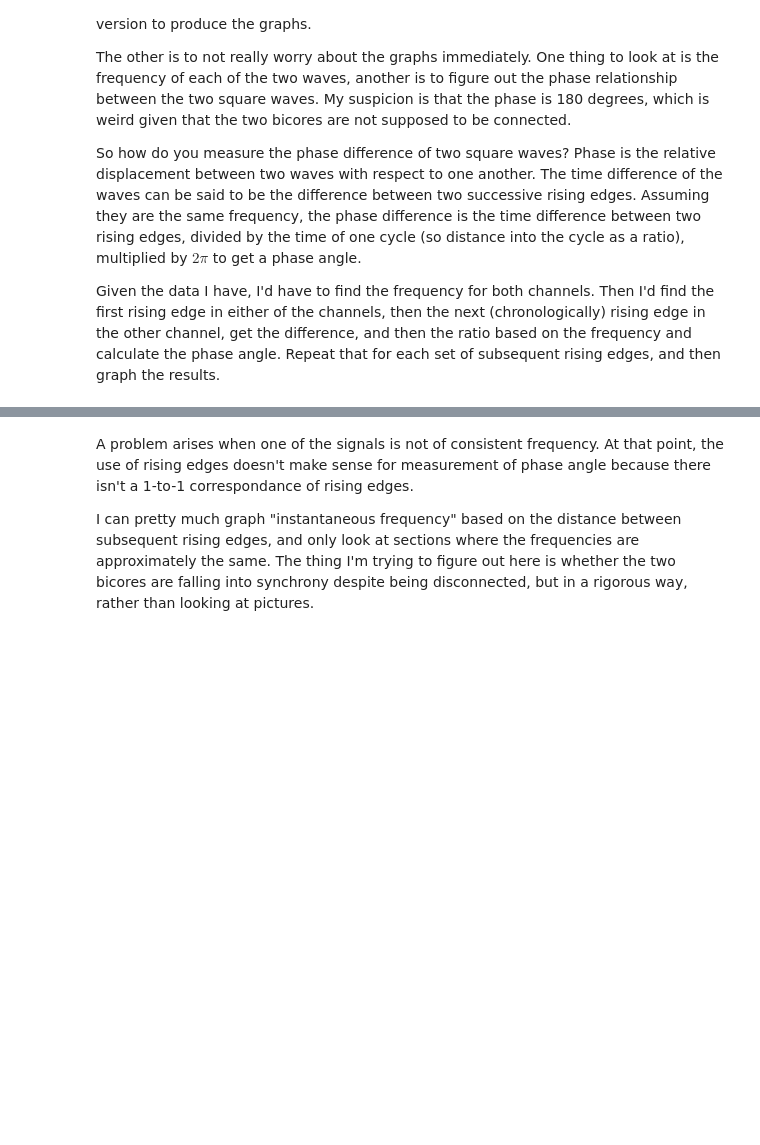
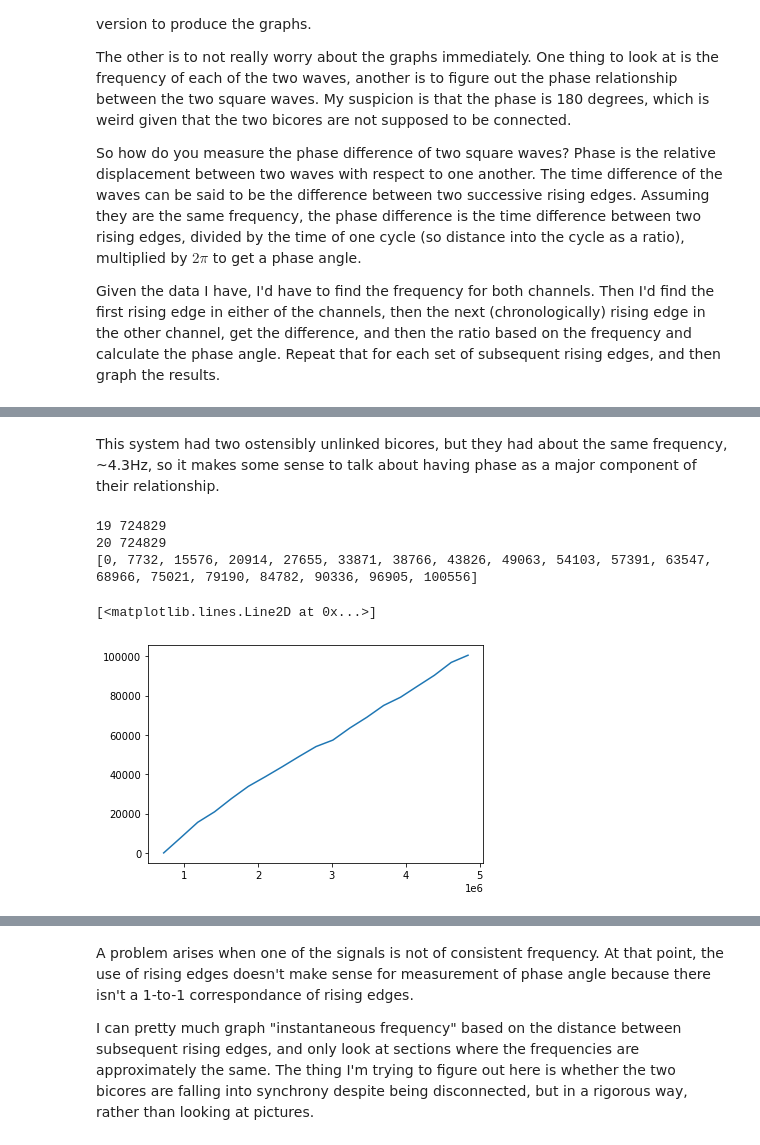
Before and after one commit to ab3nd/beamish-boy, a Jupyter notebook: data_processing_scripts/double_bicore_analysis.ipynb, the cells around one changed output, grey strips where cells are left out. Drawn from its saved outputs; the diff is of its cells as text; code cells hidden in the pictures; blank space fills up the shorter version.

```diff
--- a/data_processing_scripts/double_bicore_analysis.ipynb
+++ b/data_processing_scripts/double_bicore_analysis.ipynb
@@ -62,0 +85,36 @@ The mean period of 228706.72ms means a frequency of 1000000/228706.72 = 4.37Hz
+# %% [markdown]
+This system had two ostensibly unlinked bicores, but they had about the same frequency, ~4.3Hz, so it makes some sense to talk about having phase as a major component of their relationship.
+# %%
+prev_v = None
+l0_rising_times = []
+l1_rising_times = []
+for t, v in zip(times, logic0):
+    if prev_v is None:
+        prev_v = v
+    # Rising edges
+    if prev_v != v and v == '1':
+        l0_rising_times.append(int(t))
+    prev_v = v
+
+prev_v = None
+for t, v in zip(times, logic1):
+    if prev_v is None:
+        prev_v = v
+    # Rising edges
+    if prev_v != v and v == '1':
+        l1_rising_times.append(int(t))
+    prev_v = v
+
+print(len(l0_rising_times), l0_rising_times[0])
+print(len(l1_rising_times), l1_rising_times[0])
+
+# logic1 had more rising edges, so drop one
+diff = [l0r - l1r for l1r, l0r in zip(l1_rising_times, l0_rising_times)]
+print(diff)
+plt.plot(l0_rising_times, diff)
+# %% [output]
+19 724829
+20 724829
+[0, 7732, 15576, 20914, 27655, 33871, 38766, 43826, 49063, 54103, 57391, 63547, 68966, 75021, 79190, 84782, 90336, 96905, 100556]
+[<matplotlib.lines.Line2D at 0x...>]
+[figure, added]
```
Also changed, not shown: parts of 5 cells of this notebook, 1 other file.
